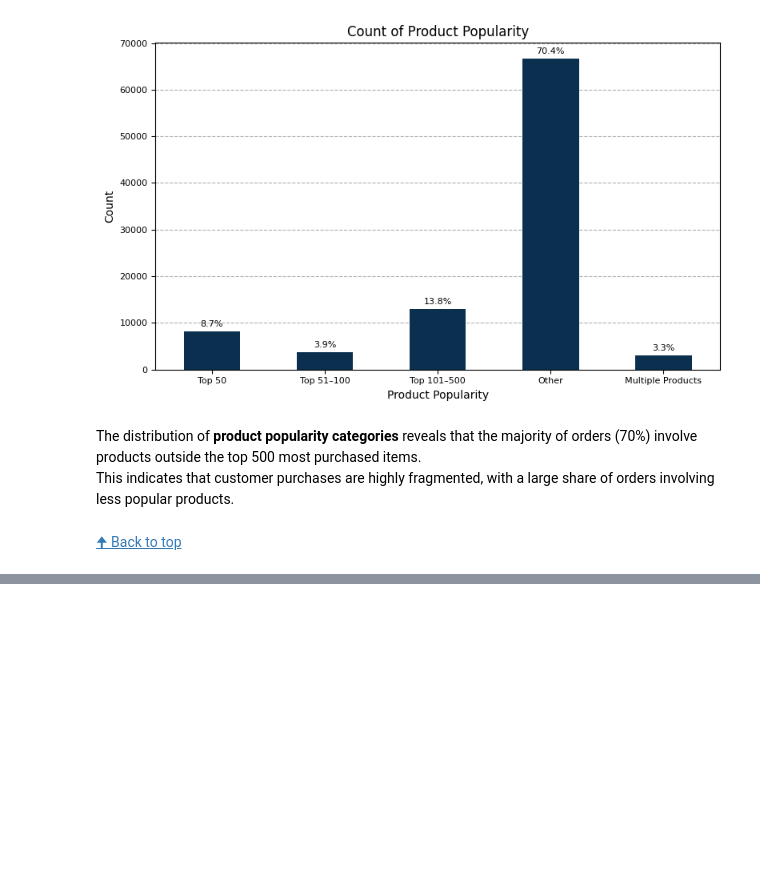
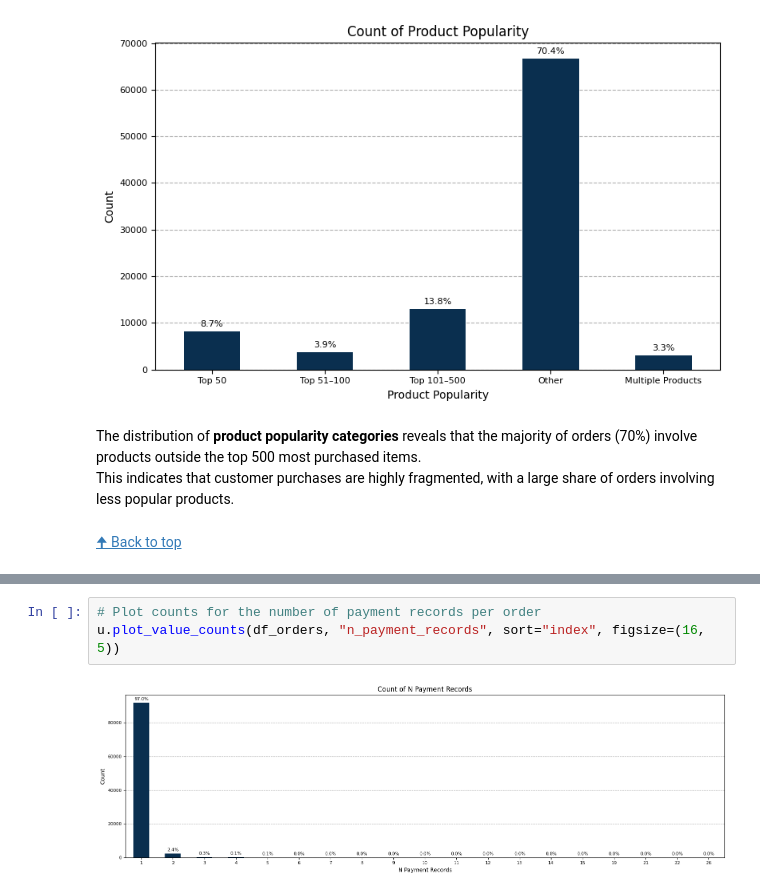
Before and after one commit to OlesyaEvseeva/customer-satisfaction-ecommerce, a Jupyter notebook: notebooks/02_data_integration_preprocessing.ipynb, the cells around one changed output, grey strips where cells are left out. Cells and saved outputs as stored; diff of their text form; blank space fills up the shorter version.

```diff
--- a/notebooks/02_data_integration_preprocessing.ipynb
+++ b/notebooks/02_data_integration_preprocessing.ipynb
@@ -2185,0 +2202,5 @@ This indicates that customer purchases are highly fragmented, with a large share
+# %%
+# Plot counts for the number of payment records per order
+u.plot_value_counts(df_orders, "n_payment_records", sort="index", figsize=(16, 5))
+# %% [output]
+[figure, added]
```
Also changed, not shown: parts of 32 cells of this notebook.
